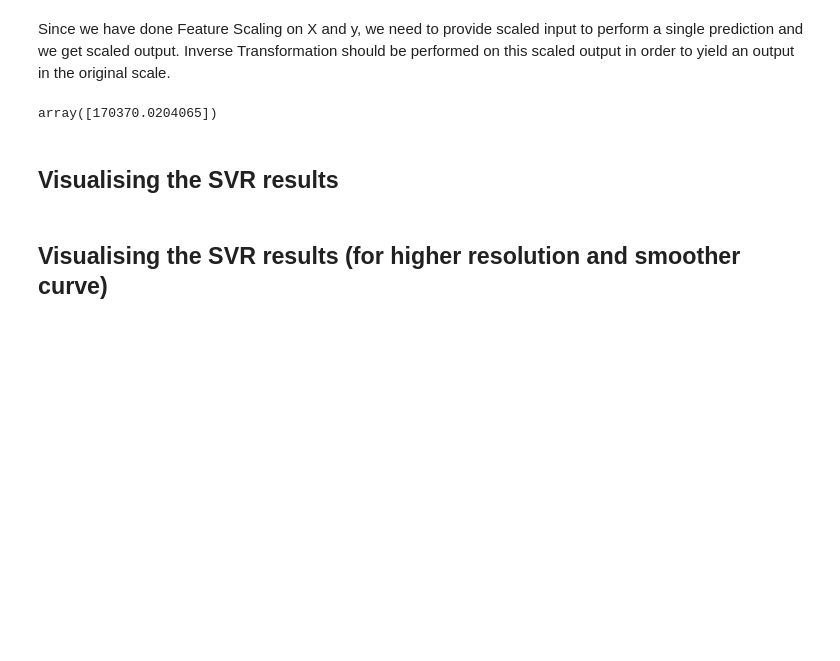
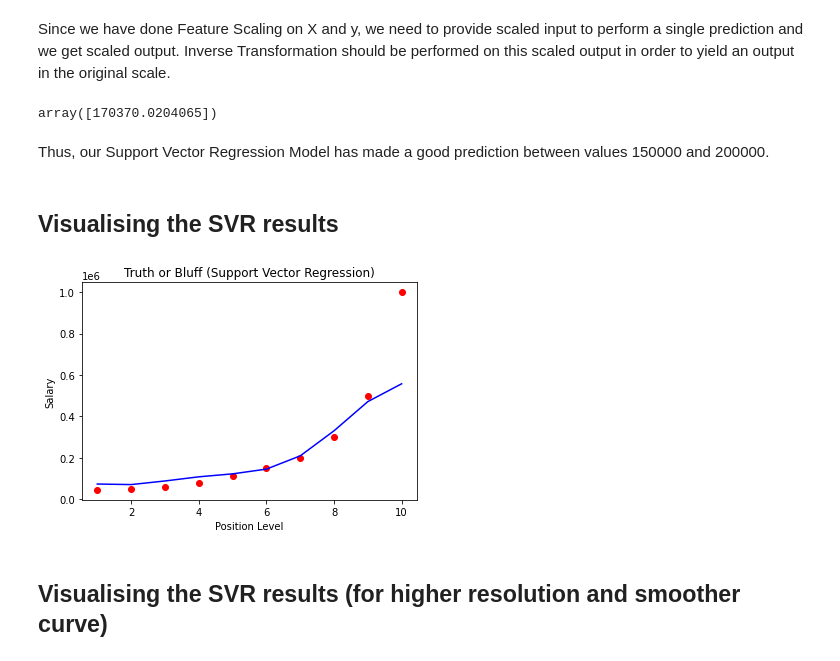
Before and after one commit to ancilcleetus/Machine-Learning-A-to-Z-References, a Jupyter notebook: Part-02-Regression/04-Support-Vector-Regression/support_vector_regression.ipynb, the cells around one changed output. Cells and saved outputs as stored; diff of their text form; code cells hidden in the pictures; blank space fills up the shorter version.

Commit message:
Added code - Visualization of results

```diff
--- a/Part-02-Regression/04-Support-Vector-Regression/support_vector_regression.ipynb
+++ b/Part-02-Regression/04-Support-Vector-Regression/support_vector_regression.ipynb
@@ -139,7 +141,18 @@ Since we have done Feature Scaling on X and y, we need to provide scaled input t
 sc_y.inverse_transform(regressor.predict(sc_X.transform([[6.5]])))
 # %% [output]
 array([170370.0204065])
+# %% [markdown]
+Thus, our Support Vector Regression Model has made a good prediction between values 150000 and 200000.
 # %% [markdown]
 ## Visualising the SVR results
+# %%
+plt.scatter(sc_X.inverse_transform(X), sc_y.inverse_transform(y), color='red')
+plt.plot(sc_X.inverse_transform(X), sc_y.inverse_transform(regressor.predict(X)), color='blue')
+plt.title('Truth or Bluff (Support Vector Regression)')
+plt.xlabel('Position Level')
+plt.ylabel('Salary')
+plt.show()
+# %% [output]
+[figure, added]
 # %% [markdown]
 ## Visualising the SVR results (for higher resolution and smoother curve)
```
Also changed, not shown: parts of 3 cells of this notebook.
